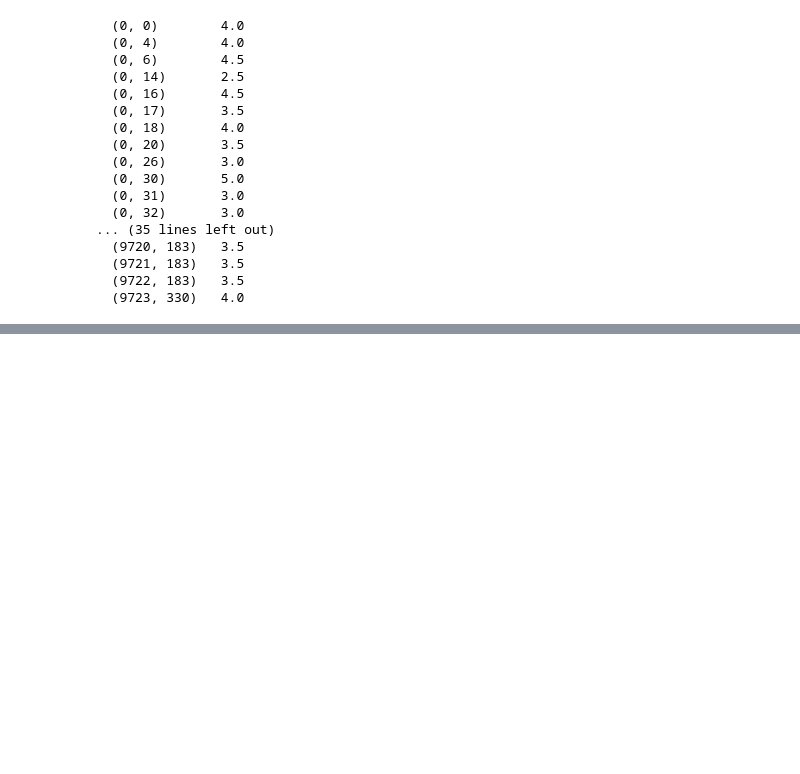
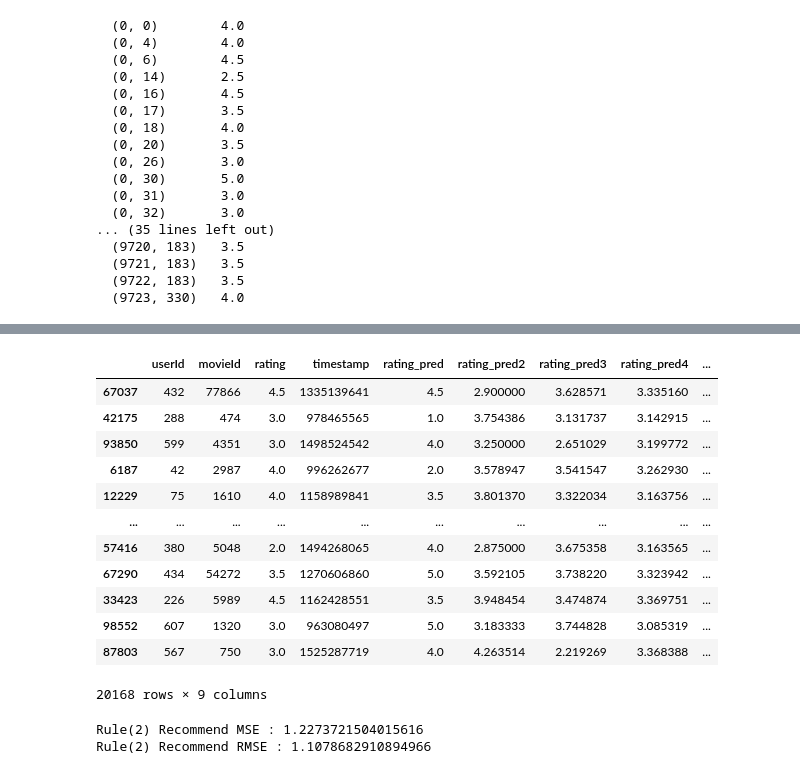
Before and after one commit to khs4140/RecommendSystem, a Jupyter notebook: 03.simpeRecommend.ipynb, the cells around one changed output, grey strips where cells are left out. Cells and saved outputs as stored; diff of their text form; code cells hidden in the pictures; blank space fills up the shorter version.

Commit message:
simple recommend

```diff
--- a/03.simpeRecommend.ipynb
+++ b/03.simpeRecommend.ipynb
@@ -128,0 +543,6 @@ pd.DataFrame(data = [sum(list(user_movie_pivot[int(x)].value_counts())[1:]) for
+# %%
+min_count = train_user_info_df['count_rating'].min()
+max_count = train_user_info_df['count_rating'].max()
+mean_count = train_user_info_df['count_rating'].mean()
+
+print(min_count, max_count, mean_count)
@@ -128,0 +551,13 @@ pd.DataFrame(data = [sum(list(user_movie_pivot[int(x)].value_counts())[1:]) for
+# %%
+# Weights
+
+train_user_info_df['weights'] = train_user_info_df['count_rating'].apply(lambda x: (x-mean_count) / (max_count - min_count))
+# %%
+from sklearn.preprocessing import MinMaxScaler
+scaler = MinMaxScaler()
+
+train_user_info_df_scaled = scaler.fit_transform(train_user_info_df)
+train_user_info_df_scaled = pd.DataFrame(train_user_info_df_scaled,
+                                         columns=train_user_info_df.columns,
+                                         index=train_user_info_df.index)
+train_user_info_df_scaled.head()
@@ -128,0 +572,3 @@ pd.DataFrame(data = [sum(list(user_movie_pivot[int(x)].value_counts())[1:]) for
+# %%
+train_user_info_df_scaled['normalized_avg_rating'] = train_user_info_df_scaled['mean_rating'] * 5
+train_user_info_df_scaled.head()
@@ -128,0 +583,26 @@ pd.DataFrame(data = [sum(list(user_movie_pivot[int(x)].value_counts())[1:]) for
+# %%
+test_df['rating_pred5'] = test_df['userId'].apply(lambda x: train_user_info_df_scaled.loc[x]['normalized_avg_rating'])
+
+test_df
+# %% [output]
+|  | userId | movieId | rating | timestamp | rating_pred | rating_pred2 | rating_pred3 | rating_pred4 | ... |
+| 67037 | 432 | 77866 | 4.5 | 1335139641 | 4.5 | 2.900000 | 3.628571 | 3.335160 | ... |
+| 42175 | 288 | 474 | 3.0 | 978465565 | 1.0 | 3.754386 | 3.131737 | 3.142915 | ... |
+| 93850 | 599 | 4351 | 3.0 | 1498524542 | 4.0 | 3.250000 | 2.651029 | 3.199772 | ... |
+| 6187 | 42 | 2987 | 4.0 | 996262677 | 2.0 | 3.578947 | 3.541547 | 3.262930 | ... |
+| 12229 | 75 | 1610 | 4.0 | 1158989841 | 3.5 | 3.801370 | 3.322034 | 3.163756 | ... |
+| ... | ... | ... | ... | ... | ... | ... | ... | ... | ... |
+| 57416 | 380 | 5048 | 2.0 | 1494268065 | 4.0 | 2.875000 | 3.675358 | 3.163565 | ... |
+| 67290 | 434 | 54272 | 3.5 | 1270606860 | 5.0 | 3.592105 | 3.738220 | 3.323942 | ... |
+| 33423 | 226 | 5989 | 4.5 | 1162428551 | 3.5 | 3.948454 | 3.474874 | 3.369751 | ... |
+| 98552 | 607 | 1320 | 3.0 | 963080497 | 5.0 | 3.183333 | 3.744828 | 3.085319 | ... |
+| 87803 | 567 | 750 | 3.0 | 1525287719 | 4.0 | 4.263514 | 2.219269 | 3.368388 | ... |
+20168 rows × 9 columns
+# %%
+mse = mean_squared_error(test_df['rating'], test_df['rating_pred5'])
+mean_rmse = np.sqrt(mse)
+
+print(f'Rule(2) Recommend MSE : {mse}\nRule(2) Recommend RMSE : {mean_rmse}')
+# %% [output]
+Rule(2) Recommend MSE : 1.2273721504015616
+Rule(2) Recommend RMSE : 1.1078682910894966
```
Also changed, not shown: parts of 42 cells of this notebook.
